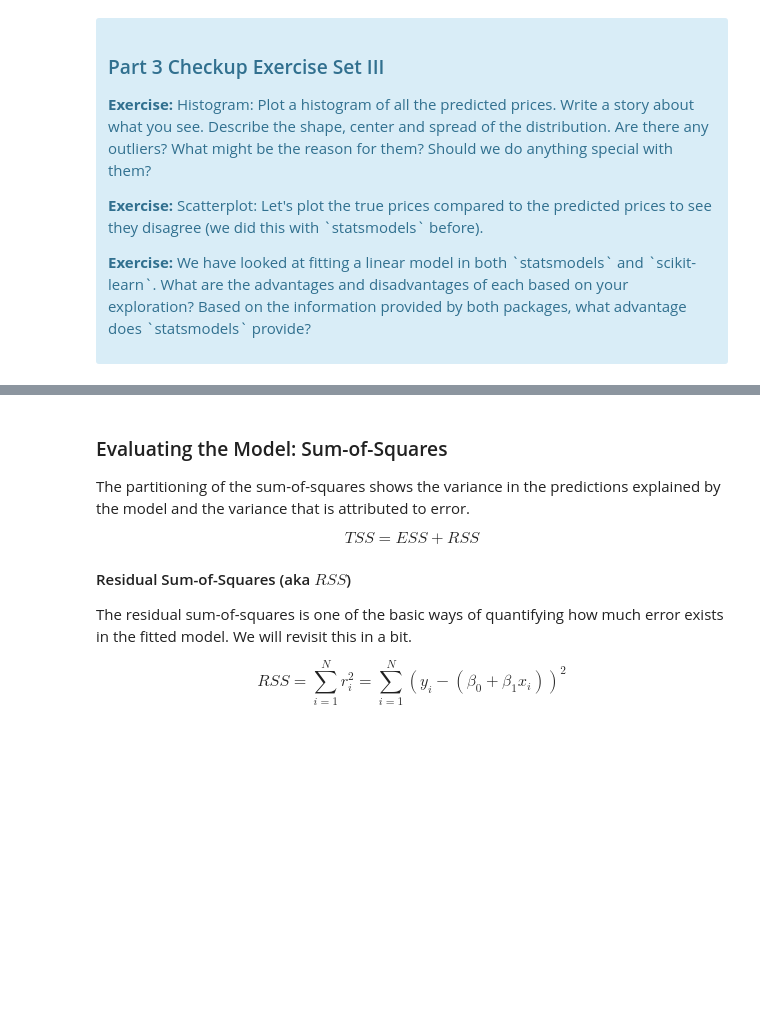
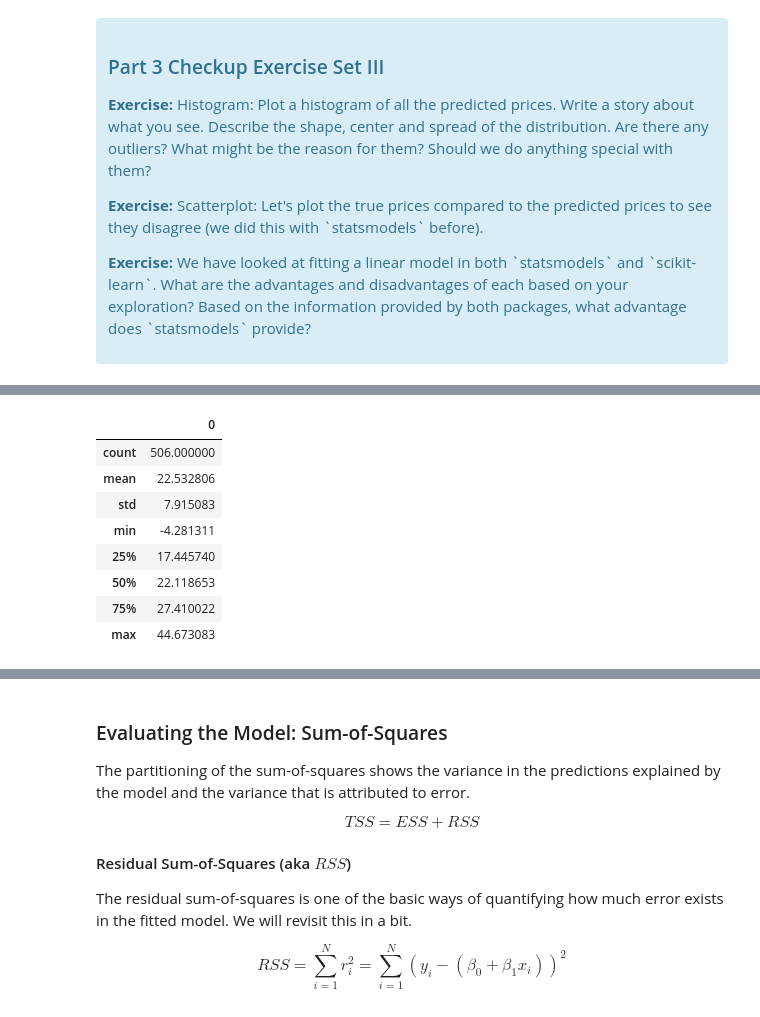
Before and after one commit to mdgarber/BostonHousing, a Jupyter notebook: 1723209039_Case_Study_-_Boston_Housing_Instructions/Case Study - Boston Housing/Mini_Project_Linear_Regression.ipynb, the cells around one changed output, grey strips where cells are left out. Drawn from its saved outputs; the diff is of its cells as text; code cells hidden in the pictures; blank space fills up the shorter version.

```diff
--- a/1723209039_Case_Study_-_Boston_Housing_Instructions/Case Study - Boston Housing/Mini_Project_Linear_Regression.ipynb
+++ b/1723209039_Case_Study_-_Boston_Housing_Instructions/Case Study - Boston Housing/Mini_Project_Linear_Regression.ipynb
@@ -526,0 +538,12 @@ array([30.00384338, 25.02556238, 30.56759672, 28.60703649, 27.94352423])
+# %%
+pd.DataFrame(Y_house_Pred).describe()
+# %% [output]
+|  | 0 |
+| count | 506.000000 |
+| mean | 22.532806 |
+| std | 7.915083 |
+| min | -4.281311 |
+| 25% | 17.445740 |
+| 50% | 22.118653 |
+| 75% | 27.410022 |
+| max | 44.673083 |
```
Also changed, not shown: parts of 9 cells of this notebook.
